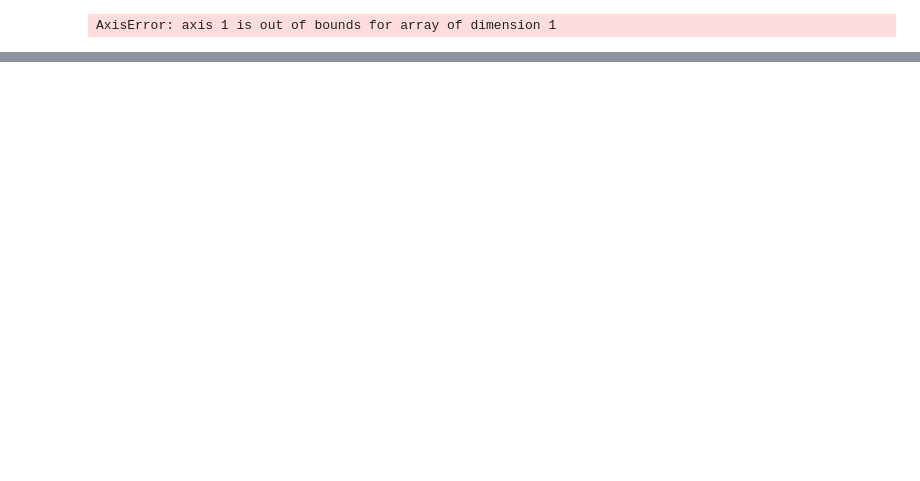
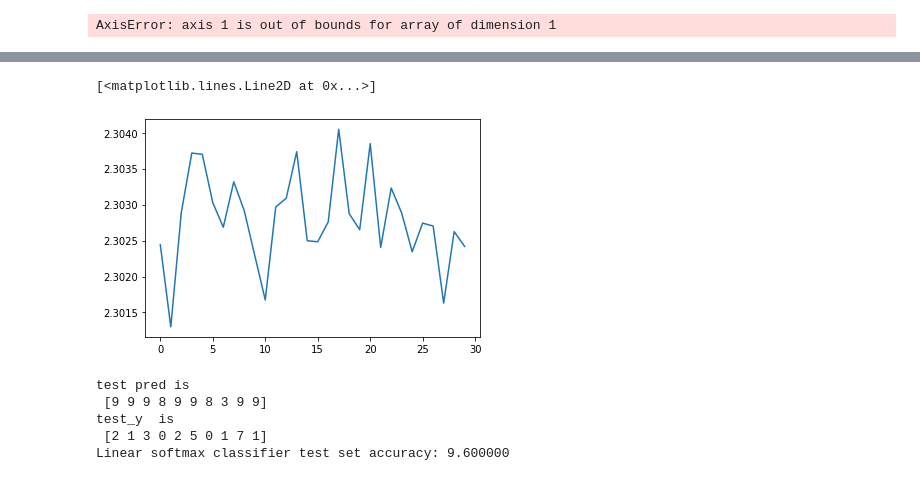
Before and after one commit to ArseniyKa/Mashine-Learning-Examples, a Jupyter notebook: LinearClassifier.ipynb, the cells around one changed output, grey strips where cells are left out. Cells and saved outputs as stored; diff of their text form; code cells hidden in the pictures; blank space fills up the shorter version.

```diff
--- a/LinearClassifier.ipynb
+++ b/LinearClassifier.ipynb
@@ -26,7 +29,7 @@ import linear_classifer
 # %%
 def prepare_for_linear_classifier(train_X, test_X):
-    train_flat = train_X.reshape(train_X.shape[0], -1).astype(np.float) / 255.0
-    test_flat = test_X.reshape(test_X.shape[0], -1).astype(np.float) / 255.0
+    train_flat = train_X.reshape(train_X.shape[0], -1).astype(float) / 255.0
+    test_flat = test_X.reshape(test_X.shape[0], -1).astype(float) / 255.0
 
     # Subtract mean
     mean_image = np.mean(train_flat, axis = 0)
@@ -39,7 +42,11 @@ def prepare_for_linear_classifier(train_X, test_X):
     return train_flat_with_ones, test_flat_with_ones
 
 train_X, train_y, test_X, test_y = load_svhn("data", max_train=10000, max_test=1000)
+old_shape = train_X.shape
+print("old shape ", old_shape)
+old_test_X = test_X.copy()
 train_X, test_X = prepare_for_linear_classifier(train_X, test_X)
 # Split train into train and val
 train_X, train_y, val_X, val_y = random_split_train_val(train_X, train_y, num_val = 1000)
+print("train_X shape ", train_X.shape)
 # %% [output]
@@ -221,0 +199,8 @@ True
+# %%
+# TODO: Implement LinearSoftmaxClassifier.fit function
+print("train X shape ", train_X.shape)
+ind = np.array([1,5,222])
+# print(train_X[ind])
+
+classifier = linear_classifer.LinearSoftmaxClassifier()
+loss_history = classifier.fit(train_X, train_y, epochs=2, learning_rate=0.0001, batch_size=300, reg=1e-5)
@@ -222,3 +225,45 @@ True
+# %%
+# let's look at the loss history!
+plt.plot(loss_history)
+# %% [output]
+[<matplotlib.lines.Line2D at 0x...>]
+[figure, added]
+# %%
+# classifier = linear_classifer.LinearSoftmaxClassifier()
+# print("features is ", test_X.shape[1])
+# classifier.initW(test_X.shape[0],10)
+
+
+# print("test x is ", test_X.shape)
+# test_pred = classifier.predict(test_X[:10])
+# print("test pred is ", test_pred)
+# label = np.argmax(test_pred, axis=1)
+# # print("test pred ", test_pred)
+# print("label is ", label)
+# # plt.imshow(old_test_X[3].astype(np.uint8))
+# number = 10
+# plot_index = 1
+# for class_index in range(number):
+#         plt.subplot(1, number, plot_index)
+
+#         image = old_test_X[class_index]
+#         plt.imshow(image.astype(np.uint8))
+#         plt.axis('off')
+#         plot_index += 1
+
+# plt.show()
+test_pred = classifier.predict(test_X)
+test_pred = np.argmax(test_pred, axis=1)
+print("test pred is \n", test_pred[:10])
+print("test_y  is \n", test_y[:10])
+test_accuracy = multiclass_accuracy(test_pred, test_y)*100
+print('Linear softmax classifier test set accuracy: %f' % (test_accuracy, ))
+# %% [output]
+test pred is
+ [9 9 9 8 9 9 8 3 9 9]
+test_y  is
+ [2 1 3 0 2 5 0 1 7 1]
+Linear softmax classifier test set accuracy: 9.600000
 # %%
 # a = np.array([[[2,3,2,1], [3,42,4,1], [3,4,2,1]], [[2,3,2,1], [3,0,4,1], [3,4,2,1]], [[2,30,2,1], [3,1,4,1], [3,4,2,1]]])
 # print(a)
```
Also changed, not shown: parts of 11 cells of this notebook, 2 other files.
